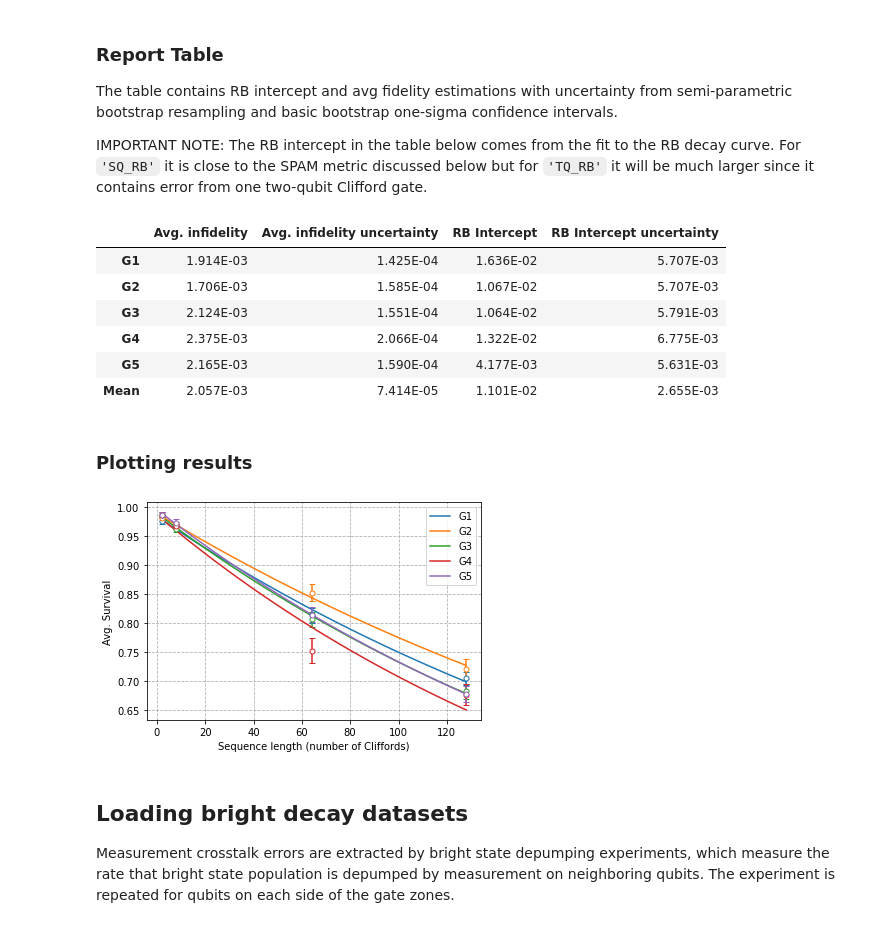
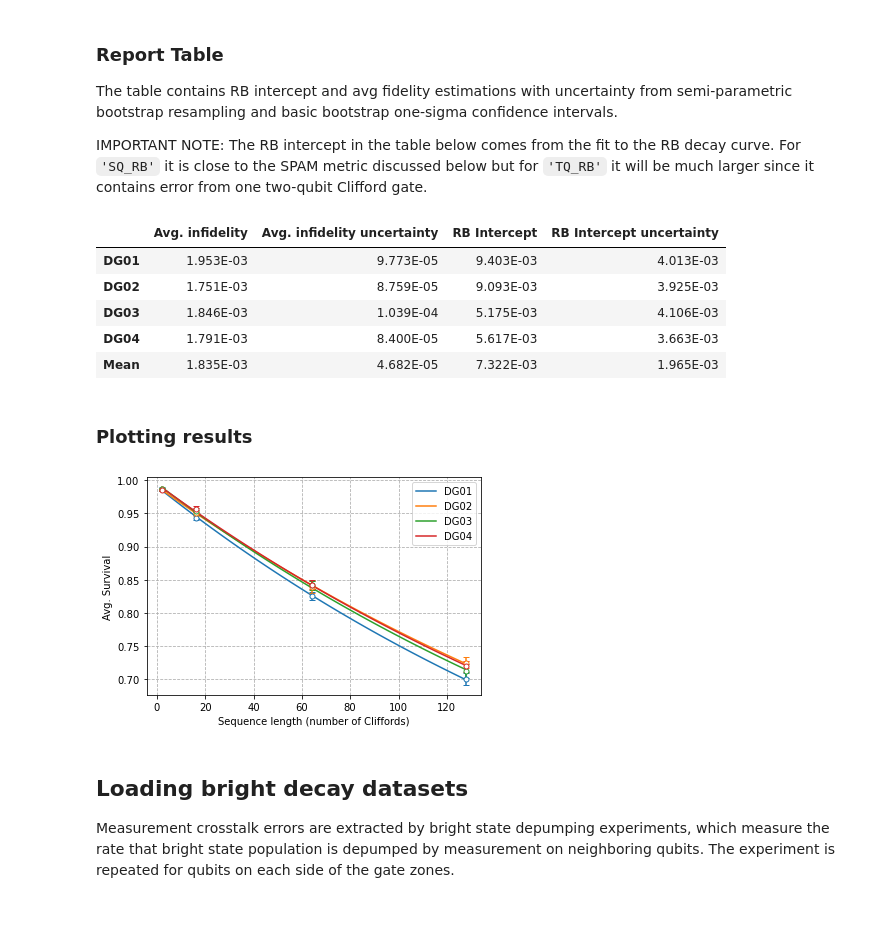
Before and after one commit to CQCL/quantinuum-hardware-specifications, a Jupyter notebook: notebooks/Loading Experimental Data.ipynb, the cells around one changed output. Cells and saved outputs as stored; diff of their text form; code cells hidden in the pictures.

Commit message:
Added H2 data

```diff
--- a/notebooks/Loading Experimental Data.ipynb
+++ b/notebooks/Loading Experimental Data.ipynb
@@ -34,6 +35,6 @@ Available datasets:
 # %%
-machine = 'H1-1'
-date = '2023_01_20'
+machine = 'H2-1'
+date = '2023_03_10'
 # %% [markdown]
 ## Load all data
 # %%
@@ -97,20 +98,19 @@ from qtm_spec.rb_reporting_functions import report
 report(fid_info, boot_info, machine, data_type)
 # %% [output]
 |  | Avg. infidelity | Avg. infidelity uncertainty | RB Intercept | RB Intercept uncertainty |
-| G1 | 1.914E-03 | 1.425E-04 | 1.636E-02 | 5.707E-03 |
-| G2 | 1.706E-03 | 1.585E-04 | 1.067E-02 | 5.707E-03 |
-| G3 | 2.124E-03 | 1.551E-04 | 1.064E-02 | 5.791E-03 |
-| G4 | 2.375E-03 | 2.066E-04 | 1.322E-02 | 6.775E-03 |
-| G5 | 2.165E-03 | 1.590E-04 | 4.177E-03 | 5.631E-03 |
-| Mean | 2.057E-03 | 7.414E-05 | 1.101E-02 | 2.655E-03 |
+| DG01 | 1.953E-03 | 9.773E-05 | 9.403E-03 | 4.013E-03 |
+| DG02 | 1.751E-03 | 8.759E-05 | 9.093E-03 | 3.925E-03 |
+| DG03 | 1.846E-03 | 1.039E-04 | 5.175E-03 | 4.106E-03 |
+| DG04 | 1.791E-03 | 8.400E-05 | 5.617E-03 | 3.663E-03 |
+| Mean | 1.835E-03 | 4.682E-05 | 7.322E-03 | 1.965E-03 |
 # %% [markdown]
 ### Plotting results
 # %%
 from qtm_spec.rb_reporting_functions import errorbar_plot
 
-errorbar_plot(fid_info, data, machine, data_type)
+errorbar_plot(fid_info, data, machine, data_type, savename='H1-1_TQ_RB')
 # %% [output]
-[figure, old version]
+[figure, new version]
 # %% [markdown]
 ## Loading bright decay datasets
 
```
Also changed, not shown: parts of 5 cells of this notebook, 15 other files.
